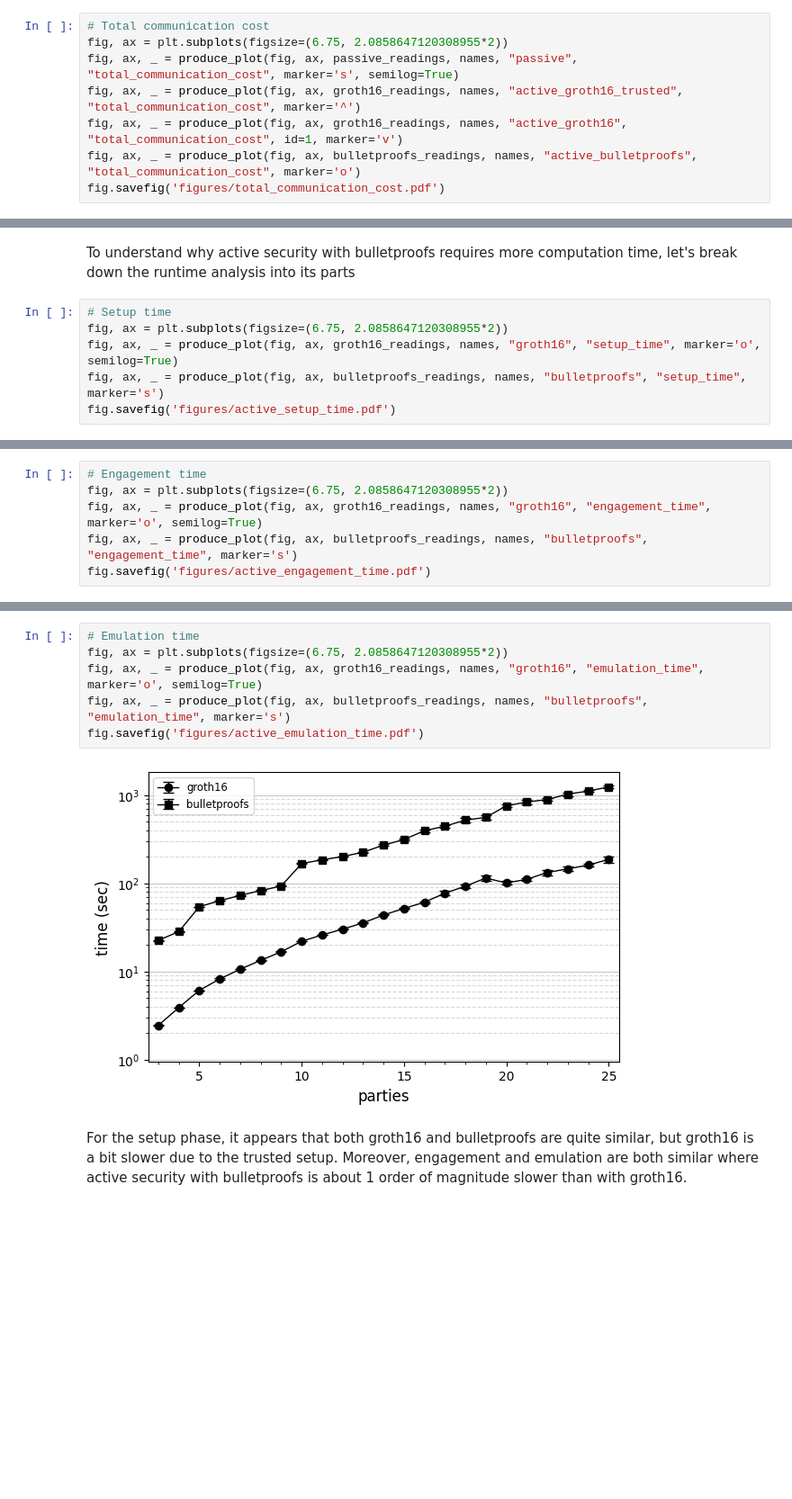
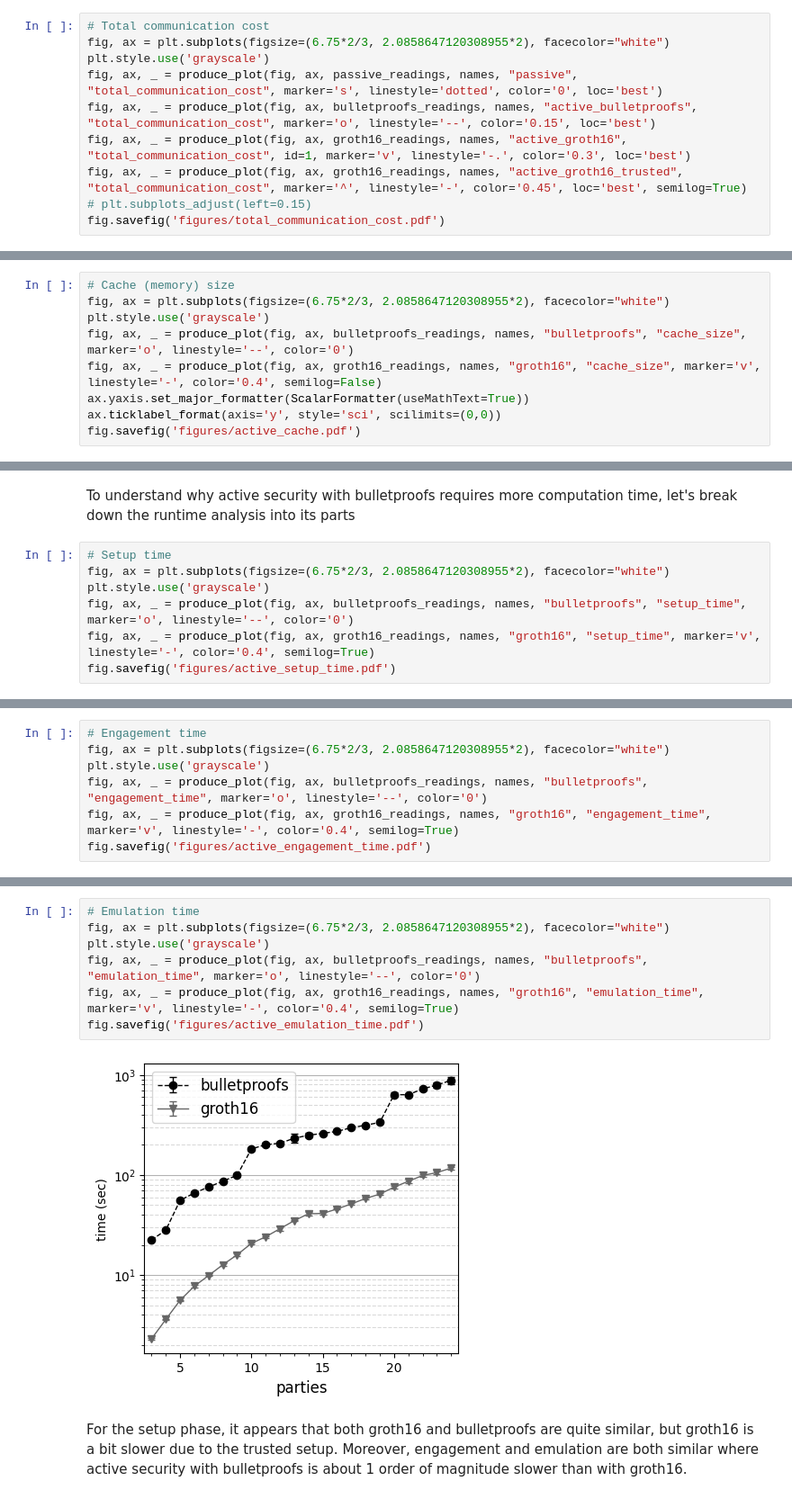
Before and after one commit to lorenzorota/activesecuritympc, a Jupyter notebook: notebooks/benchmark_analysis.ipynb, the cells around one changed output, grey strips where cells are left out. Shown at 90% size. Drawn from its saved outputs; the diff is of its cells as text; blank space fills up the shorter version.

```diff
--- a/notebooks/benchmark_analysis.ipynb
+++ b/notebooks/benchmark_analysis.ipynb
@@ -115,9 +119,11 @@ fig.savefig('figures/total_runtime.pdf')
 # %%
 # Total communication cost
-fig, ax = plt.subplots(figsize=(6.75, 2.0858647120308955*2))
-fig, ax, _ = produce_plot(fig, ax, passive_readings, names, "passive", "total_communication_cost", marker='s', semilog=True)
-fig, ax, _ = produce_plot(fig, ax, groth16_readings, names, "active_groth16_trusted", "total_communication_cost", marker='^')
-fig, ax, _ = produce_plot(fig, ax, groth16_readings, names, "active_groth16", "total_communication_cost", id=1, marker='v')
-fig, ax, _ = produce_plot(fig, ax, bulletproofs_readings, names, "active_bulletproofs", "total_communication_cost", marker='o')
+fig, ax = plt.subplots(figsize=(6.75*2/3, 2.0858647120308955*2), facecolor="white")
+plt.style.use('grayscale')
+fig, ax, _ = produce_plot(fig, ax, passive_readings, names, "passive", "total_communication_cost", marker='s', linestyle='dotted', color='0', loc='best')
+fig, ax, _ = produce_plot(fig, ax, bulletproofs_readings, names, "active_bulletproofs", "total_communication_cost", marker='o', linestyle='--', color='0.15', loc='best')
+fig, ax, _ = produce_plot(fig, ax, groth16_readings, names, "active_groth16", "total_communication_cost", id=1, marker='v', linestyle='-.', color='0.3', loc='best')
+fig, ax, _ = produce_plot(fig, ax, groth16_readings, names, "active_groth16_trusted", "total_communication_cost", marker='^', linestyle='-', color='0.45', loc='best', semilog=True)
+# plt.subplots_adjust(left=0.15)
 fig.savefig('figures/total_communication_cost.pdf')
 # %% [output]
@@ -128,0 +137,9 @@ Clearly active security is far more expensive than passive security
+# %%
+# Cache (memory) size
+fig, ax = plt.subplots(figsize=(6.75*2/3, 2.0858647120308955*2), facecolor="white")
+plt.style.use('grayscale')
+fig, ax, _ = produce_plot(fig, ax, bulletproofs_readings, names, "bulletproofs", "cache_size", marker='o', linestyle='--', color='0')
+fig, ax, _ = produce_plot(fig, ax, groth16_readings, names, "groth16", "cache_size", marker='v', linestyle='-', color='0.4', semilog=False)
+ax.yaxis.set_major_formatter(ScalarFormatter(useMathText=True))
+ax.ticklabel_format(axis='y', style='sci', scilimits=(0,0))
+fig.savefig('figures/active_cache.pdf')
@@ -132,8 +151,9 @@ Clearly active security is far more expensive than passive security
 To understand why active security with bulletproofs requires more computation time, let's break down the runtime analysis into its parts
 # %%
 # Setup time
-fig, ax = plt.subplots(figsize=(6.75, 2.0858647120308955*2))
-fig, ax, _ = produce_plot(fig, ax, groth16_readings, names, "groth16", "setup_time", marker='o', semilog=True)
-fig, ax, _ = produce_plot(fig, ax, bulletproofs_readings, names, "bulletproofs", "setup_time", marker='s')
+fig, ax = plt.subplots(figsize=(6.75*2/3, 2.0858647120308955*2), facecolor="white")
+plt.style.use('grayscale')
+fig, ax, _ = produce_plot(fig, ax, bulletproofs_readings, names, "bulletproofs", "setup_time", marker='o', linestyle='--', color='0')
+fig, ax, _ = produce_plot(fig, ax, groth16_readings, names, "groth16", "setup_time", marker='v', linestyle='-', color='0.4', semilog=True)
 fig.savefig('figures/active_setup_time.pdf')
 # %% [output]
@@ -141,7 +161,8 @@ fig.savefig('figures/active_setup_time.pdf')
 # %%
 # Engagement time
-fig, ax = plt.subplots(figsize=(6.75, 2.0858647120308955*2))
-fig, ax, _ = produce_plot(fig, ax, groth16_readings, names, "groth16", "engagement_time", marker='o', semilog=True)
-fig, ax, _ = produce_plot(fig, ax, bulletproofs_readings, names, "bulletproofs", "engagement_time", marker='s')
+fig, ax = plt.subplots(figsize=(6.75*2/3, 2.0858647120308955*2), facecolor="white")
+plt.style.use('grayscale')
+fig, ax, _ = produce_plot(fig, ax, bulletproofs_readings, names, "bulletproofs", "engagement_time", marker='o', linestyle='--', color='0')
+fig, ax, _ = produce_plot(fig, ax, groth16_readings, names, "groth16", "engagement_time", marker='v', linestyle='-', color='0.4', semilog=True)
 fig.savefig('figures/active_engagement_time.pdf')
 # %% [output]
@@ -149,11 +170,12 @@ fig.savefig('figures/active_engagement_time.pdf')
 # %%
 # Emulation time
-fig, ax = plt.subplots(figsize=(6.75, 2.0858647120308955*2))
-fig, ax, _ = produce_plot(fig, ax, groth16_readings, names, "groth16", "emulation_time", marker='o', semilog=True)
-fig, ax, _ = produce_plot(fig, ax, bulletproofs_readings, names, "bulletproofs", "emulation_time", marker='s')
+fig, ax = plt.subplots(figsize=(6.75*2/3, 2.0858647120308955*2), facecolor="white")
+plt.style.use('grayscale')
+fig, ax, _ = produce_plot(fig, ax, bulletproofs_readings, names, "bulletproofs", "emulation_time", marker='o', linestyle='--', color='0')
+fig, ax, _ = produce_plot(fig, ax, groth16_readings, names, "groth16", "emulation_time", marker='v', linestyle='-', color='0.4', semilog=True)
 fig.savefig('figures/active_emulation_time.pdf')
 # %% [output]
-[figure, old version]
+[figure, new version]
 # %% [markdown]
 For the setup phase, it appears that both groth16 and bulletproofs are quite similar, but groth16 is a bit slower due to the trusted setup. Moreover, engagement and emulation are both similar where active security with bulletproofs is about 1 order of magnitude slower than with groth16.
 # %% [markdown]
```
Also changed, not shown: parts of 26 cells of this notebook, 3 other files.
